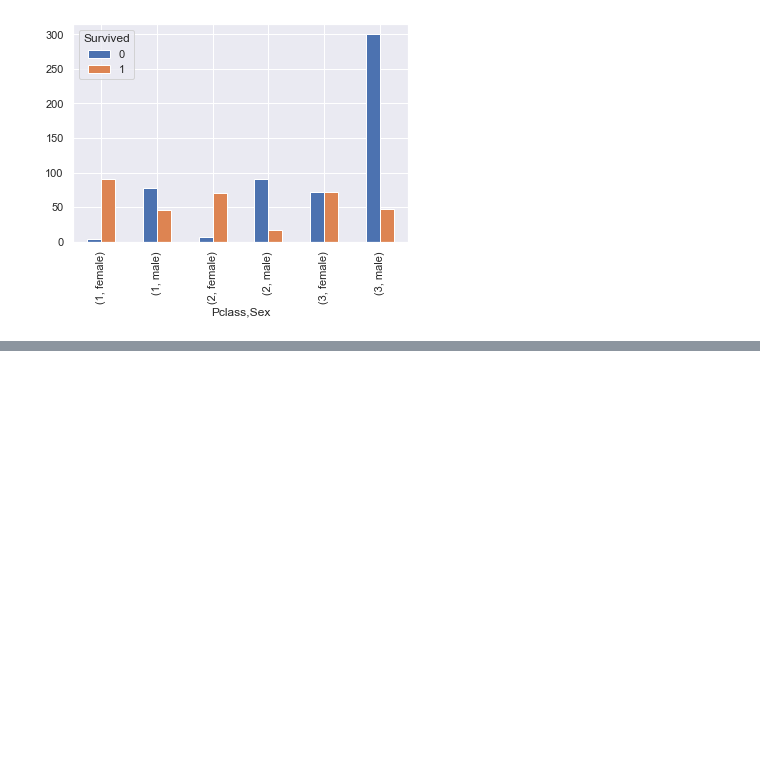
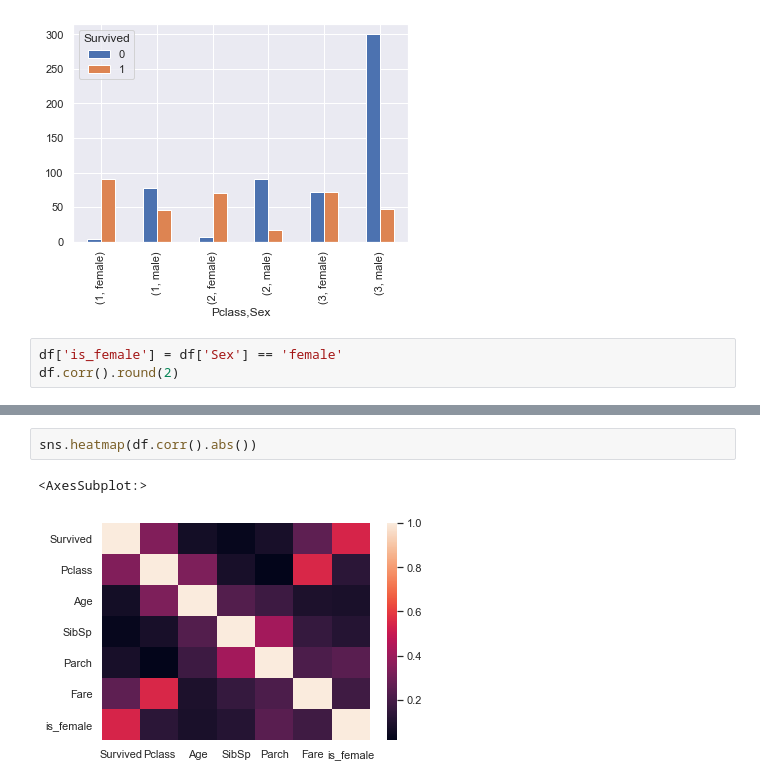
Before and after one commit to lenarother/bootcamp, a Jupyter notebook: classification/titanic_explore_data.ipynb, the cells around one changed output, grey strips where cells are left out. Cells and saved outputs as stored; diff of their text form; blank space fills up the shorter version.

```diff
--- a/classification/titanic_explore_data.ipynb
+++ b/classification/titanic_explore_data.ipynb
@@ -214,3 +214,6 @@ df.groupby(['Pclass', 'Sex', 'Survived'])['Name'].count().unstack().plot.bar()
 # %% [output]
 <AxesSubplot:xlabel='Pclass,Sex'>
 [figure]
+# %%
+df['is_female'] = df['Sex'] == 'female'
+df.corr().round(2)
@@ -216,0 +229,5 @@ df.groupby(['Pclass', 'Sex', 'Survived'])['Name'].count().unstack().plot.bar()
+# %%
+sns.heatmap(df.corr().abs())
+# %% [output]
+<AxesSubplot:>
+[figure, added]
```
Also changed, not shown: parts of 1 cell of this notebook, 3 other files.
